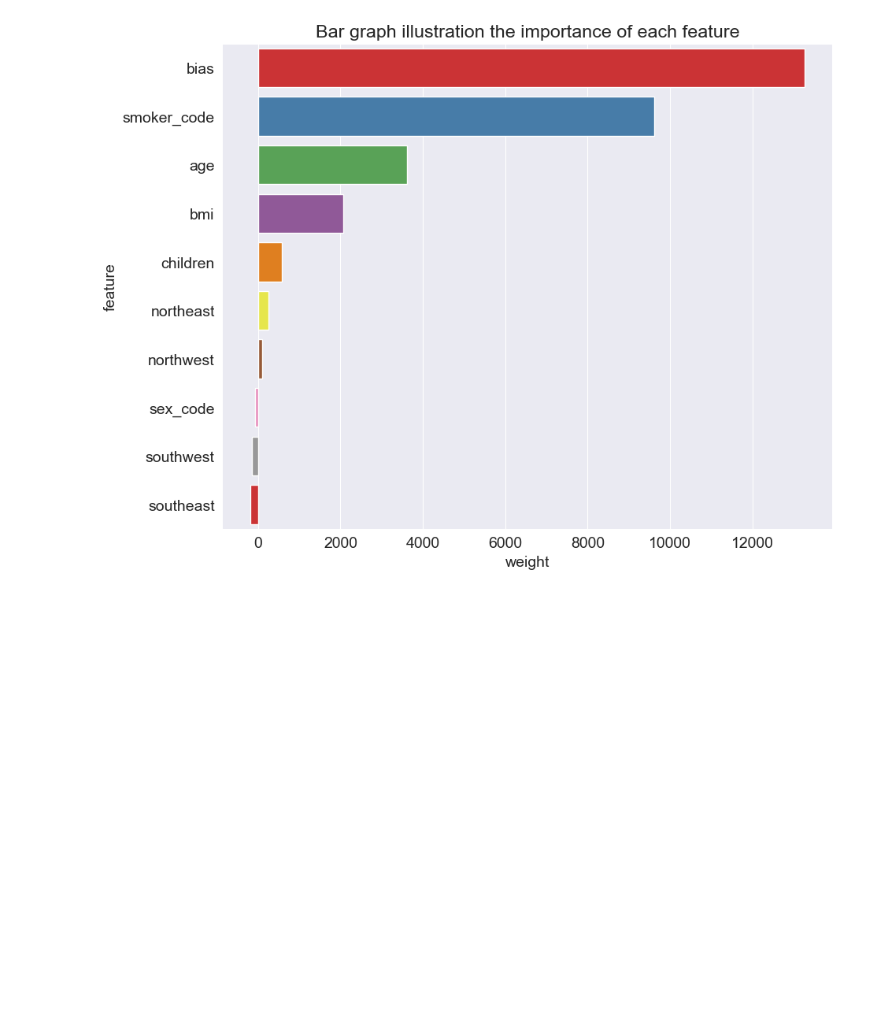
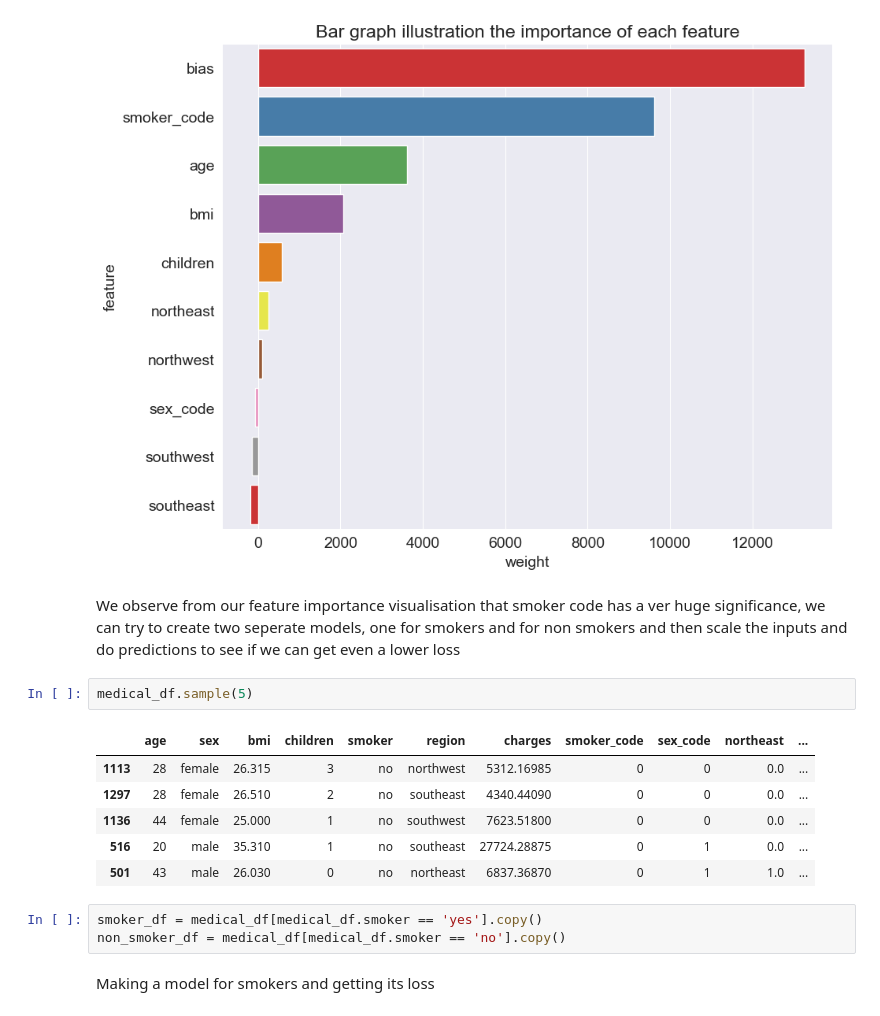
Before and after one commit to kasuleBS/Machine_Learning_Lesson, a Jupyter notebook: linear_regression.ipynb, the cells around one changed output. Cells and saved outputs as stored; diff of their text form; blank space fills up the shorter version.

```diff
--- a/linear_regression.ipynb
+++ b/linear_regression.ipynb
@@ -576,3 +576,19 @@ sns.barplot(data=feature_df, y='feature',x='weight',hue='feature',legend=False,p
 # %% [output]
 <Axes: title={'center': 'Bar graph illustration the importance of each feature'}, xlabel='weight', ylabel='feature'>
 [figure]
+# %% [markdown]
+We observe from our feature importance visualisation that smoker code has a ver huge significance, we can try to create two seperate models, one for smokers and for non smokers and then scale the inputs and do predictions to see if we can get even a lower loss
+# %%
+medical_df.sample(5)
+# %% [output]
+|  | age | sex | bmi | children | smoker | region | charges | smoker_code | sex_code | northeast | ... |
+| 1113 | 28 | female | 26.315 | 3 | no | northwest | 5312.16985 | 0 | 0 | 0.0 | ... |
+| 1297 | 28 | female | 26.510 | 2 | no | southeast | 4340.44090 | 0 | 0 | 0.0 | ... |
+| 1136 | 44 | female | 25.000 | 1 | no | southwest | 7623.51800 | 0 | 0 | 0.0 | ... |
+| 516 | 20 | male | 35.310 | 1 | no | southeast | 27724.28875 | 0 | 1 | 0.0 | ... |
+| 501 | 43 | male | 26.030 | 0 | no | northeast | 6837.36870 | 0 | 1 | 1.0 | ... |
+# %%
+smoker_df = medical_df[medical_df.smoker == 'yes'].copy()
+non_smoker_df = medical_df[medical_df.smoker == 'no'].copy()
+# %% [markdown]
+Making a model for smokers and getting its loss
```
Also changed, not shown: parts of 17 cells of this notebook.
